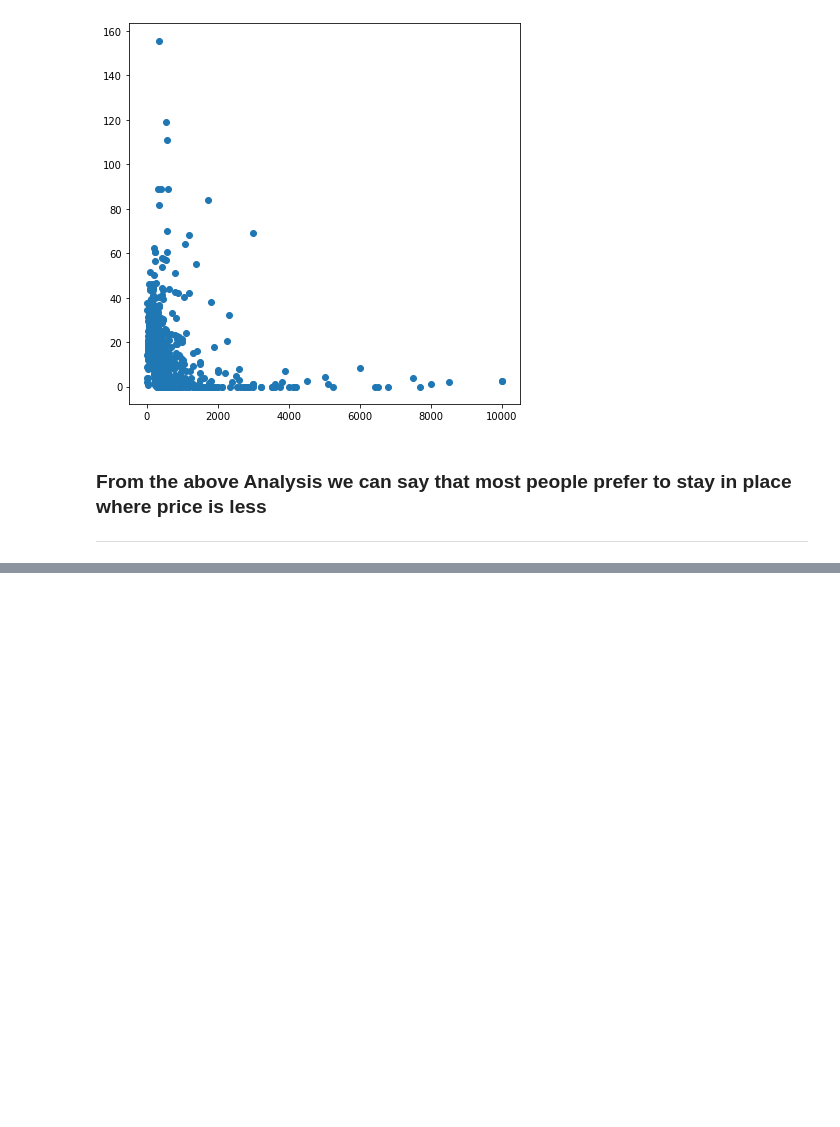
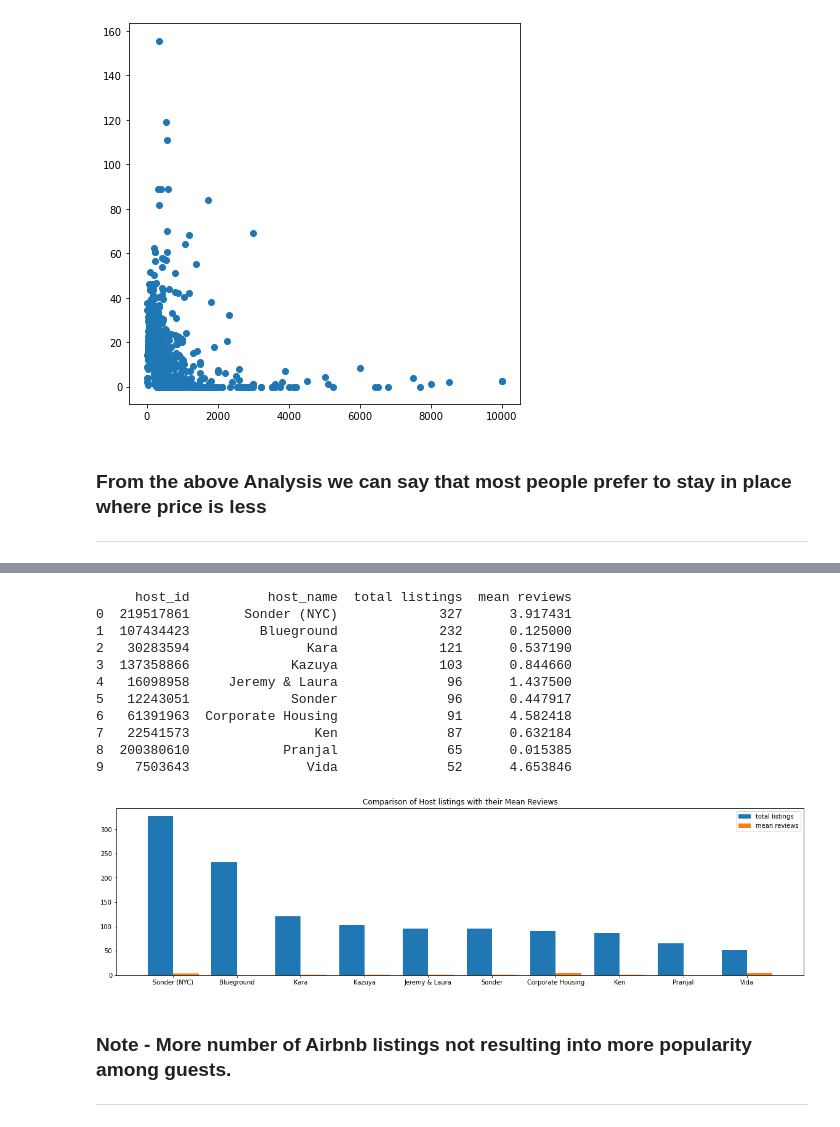
Before and after one commit to mohd-sahil/Airbnb-Bookings-Analysis-EDA, a Jupyter notebook: Airbnb_Bookings_Analysis_Capstone_Project.ipynb, the cells around one changed output, grey strips where cells are left out. Saved outputs shown, nothing was run; the diff lists cells and outputs as text; code cells hidden in the pictures; blank space fills up the shorter version.

```diff
--- a/Airbnb_Bookings_Analysis_Capstone_Project.ipynb
+++ b/Airbnb_Bookings_Analysis_Capstone_Project.ipynb
@@ -261,0 +287,50 @@ plt.show()
+# %%
+# Comparison between number of listings and Average Reviews
+
+
+df_hosts_rvws = df.groupby(['host_id','host_name'])['number_of_reviews'].mean().sort_values(ascending = False).to_frame(name ='mean reviews').reset_index()
+
+
+# now join the two
+
+df_host_listing_rvws = pd.merge(df_hosts_ids_counts[['host_id','host_name','total listings']],df_hosts_rvws[['host_id','mean reviews']],how = 'inner', on = 'host_id')
+print(df_host_listing_rvws,'\n\n\n')
+
+
+# visualization
+
+
+plt.rcParams['figure.figsize'] = (20, 5)
+
+
+width = 0.4
+
+x = df_host_listing_rvws['host_name']
+total_listings = df_host_listing_rvws['total listings']
+mean_reviews = df_host_listing_rvws['mean reviews']
+
+x_axis = np.arange(len(x))
+
+plt.bar(x_axis - 0.2, total_listings, width, label = 'total listings')
+plt.bar(x_axis + 0.2, mean_reviews, width, label = 'mean reviews')
+
+plt.xticks(x_axis, x)
+plt.title("Comparison of Host listings with their Mean Reviews")
+plt.legend()
+plt.show()
+# %% [output]
+     host_id          host_name  total listings  mean reviews
+0  219517861       Sonder (NYC)             327      3.917431
+1  107434423         Blueground             232      0.125000
+2   30283594               Kara             121      0.537190
+3  137358866             Kazuya             103      0.844660
+4   16098958     Jeremy & Laura              96      1.437500
+5   12243051             Sonder              96      0.447917
+6   61391963  Corporate Housing              91      4.582418
+7   22541573                Ken              87      0.632184
+8  200380610            Pranjal              65      0.015385
+9    7503643               Vida              52      4.653846
+[figure, added]
+# %% [markdown]
+### Note - More number of Airbnb listings not resulting into more popularity among guests.
+---
```
Also changed, not shown: parts of 2 cells of this notebook.
